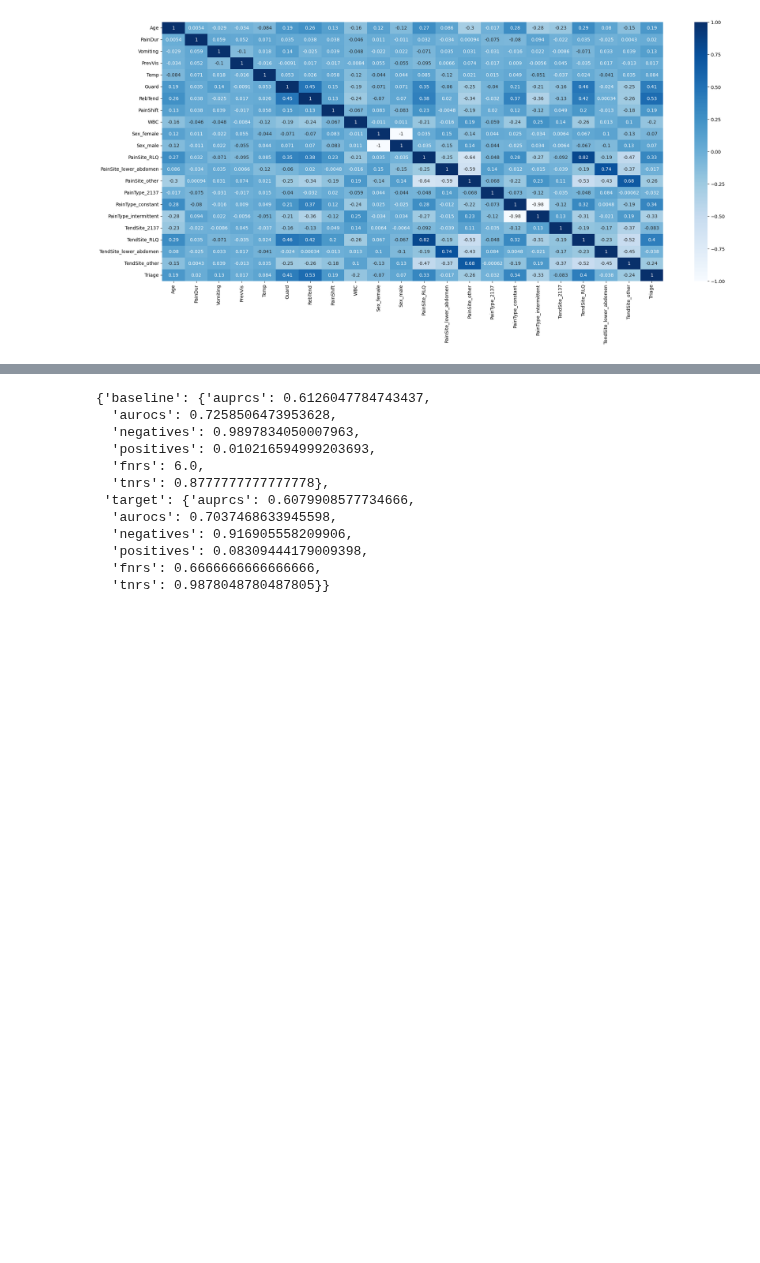
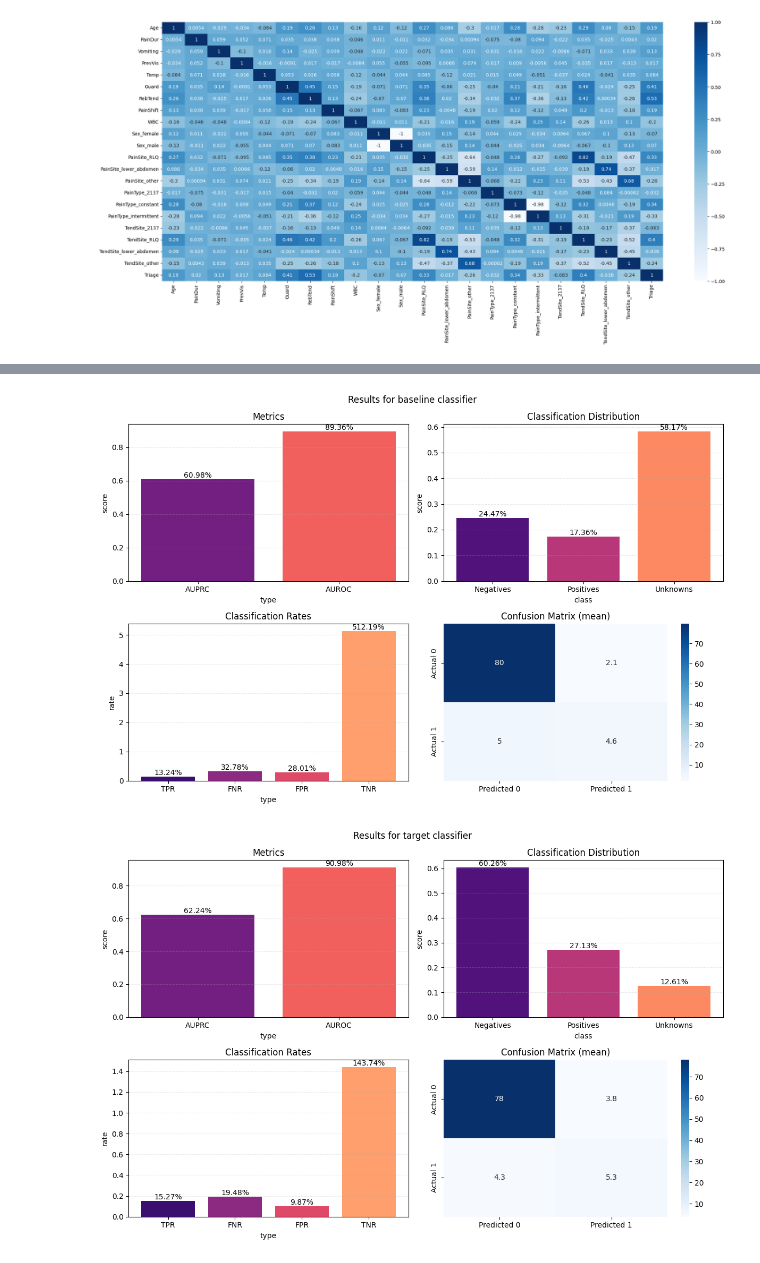
Before and after one commit to Mimikkk/2024-siwb, a Jupyter notebook: project-1/ap_pro_analysis.ipynb, the cells around one changed output, grey strips where cells are left out. Drawn from its saved outputs; the diff is of its cells as text; code cells hidden in the pictures; blank space fills up the shorter version.

```diff
--- a/project-1/ap_pro_analysis.ipynb
+++ b/project-1/ap_pro_analysis.ipynb
@@ -293,16 +222,55 @@ inf 0.0
-# %%
-mean_results = {name: get_average_results(result) for name, result in results.items()}
-mean_results
-# %% [output]
-{'baseline': {'auprcs': 0.6126047784743437,
-  'aurocs': 0.7258506473953628,
-  'negatives': 0.9897834050007963,
-  'positives': 0.010216594999203693,
-  'fnrs': 6.0,
-  'tnrs': 0.8777777777777778},
- 'target': {'auprcs': 0.6079908577734666,
-  'aurocs': 0.7037468633945598,
-  'negatives': 0.916905558209906,
-  'positives': 0.08309444179009398,
-  'fnrs': 0.6666666666666666,
-  'tnrs': 0.9878048780487805}}
+# %%
+def show_result(result: dict, classifier: str) -> None:
+    two_colors, three_colors, four_colors = [
+        sns.color_palette("magma", number) for number in (2, 3, 4)
+    ]
+    fig, axs = plt.subplots(2, 2, figsize=(12, 8))
+    ax1, ax2, ax3, ax4 = axs.flatten()
+
+    ax1.bar(
+        ["AUPRC", "AUROC"],
+        [result["auprc"], result["auroc"]],
+        color=two_colors,
+    )
+    ax1.grid(axis="y", linestyle="--", alpha=0.25)
+    for i, value in enumerate([result["auprc"], result["auroc"]]):
+        ax1.text(i, value, f"{value * 100:.2f}%", ha="center", va="bottom")
+    ax1.set_xlabel("type")
+    ax1.set_ylabel("score")
+    ax1.set_title("Metrics")
+
+    ax2.bar(
+        ["Negatives", "Positives", "Unknowns"],
+        [result["negatives"], result["positives"], result["unknowns"]],
+        color=three_colors,
+    )
+    ax2.grid(axis="y", linestyle="--", alpha=0.25)
+    for i, value in enumerate([result["negatives"], result["positives"], result["unknowns"]]):
+        ax2.text(i, value, f"{value * 100:.2f}%", ha="center", va="bottom")
+    ax2.set_xlabel("class")
+    ax2.set_ylabel("score")
+    ax2.set_title("Classification Distribution")
+
+    ax3.bar(["TPR", "FNR", "FPR", "TNR"], result["rates"], color=four_colors)
+    ax3.grid(axis="y", linestyle="--", alpha=0.25)
+    for i, value in enumerate(result["rates"]):
+        ax3.text(i, value, f"{value * 100:.2f}%", ha="center", va="bottom")
+    ax3.set_xlabel("type")
+    ax3.set_ylabel("rate")
+    ax3.set_title("Classification Rates")
+
+    sns.heatmap(result["confusion_matrix"], annot=True, cmap="Blues", ax=ax4)
+    ax4.set_xticklabels(["Predicted 0", "Predicted 1"])
+    ax4.set_yticklabels(["Actual 0", "Actual 1"])
+    ax4.set_title("Confusion Matrix (mean)")
+
+    fig.suptitle(f"Results for {classifier} classifier")
+    plt.tight_layout()
+    plt.show()
+
+
+for classifier, result in results.items():
+    show_result(result, classifier)
+# %% [output]
+[figure, added]
+[figure, added]
```
Also changed, not shown: parts of 9 cells of this notebook.
